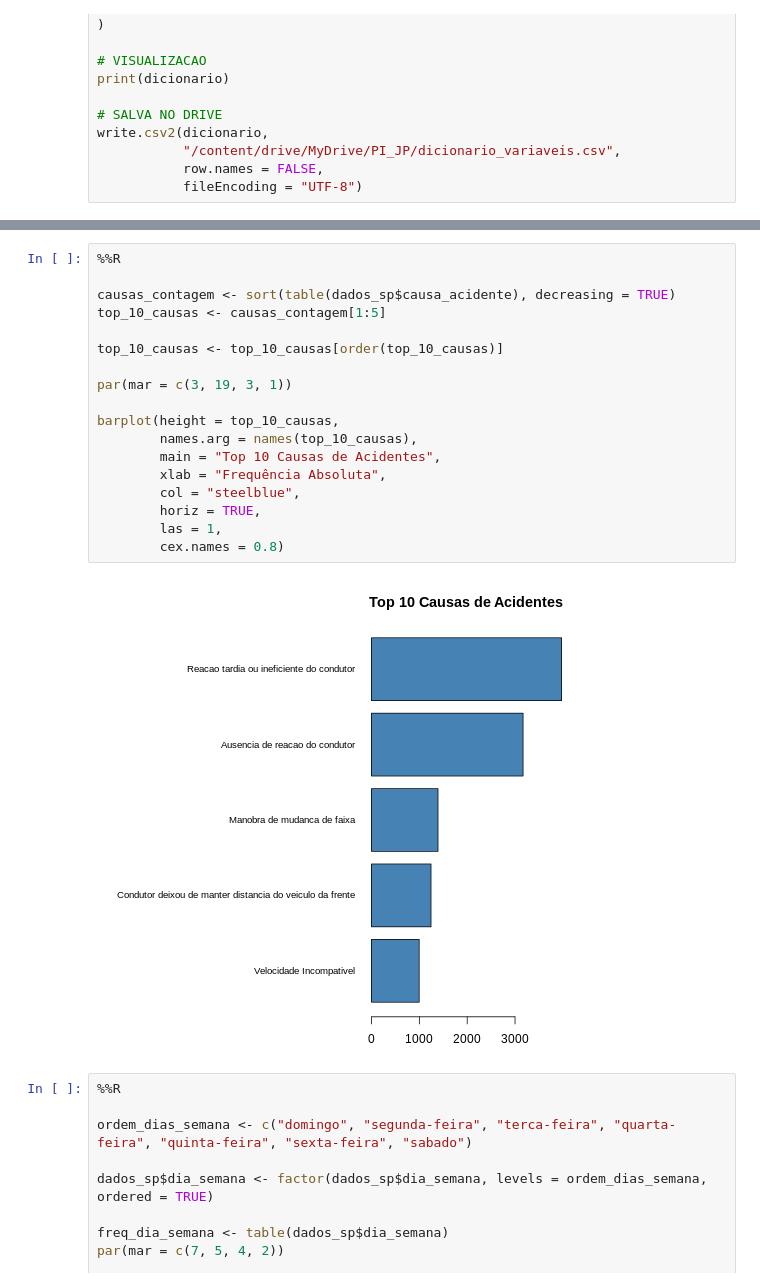
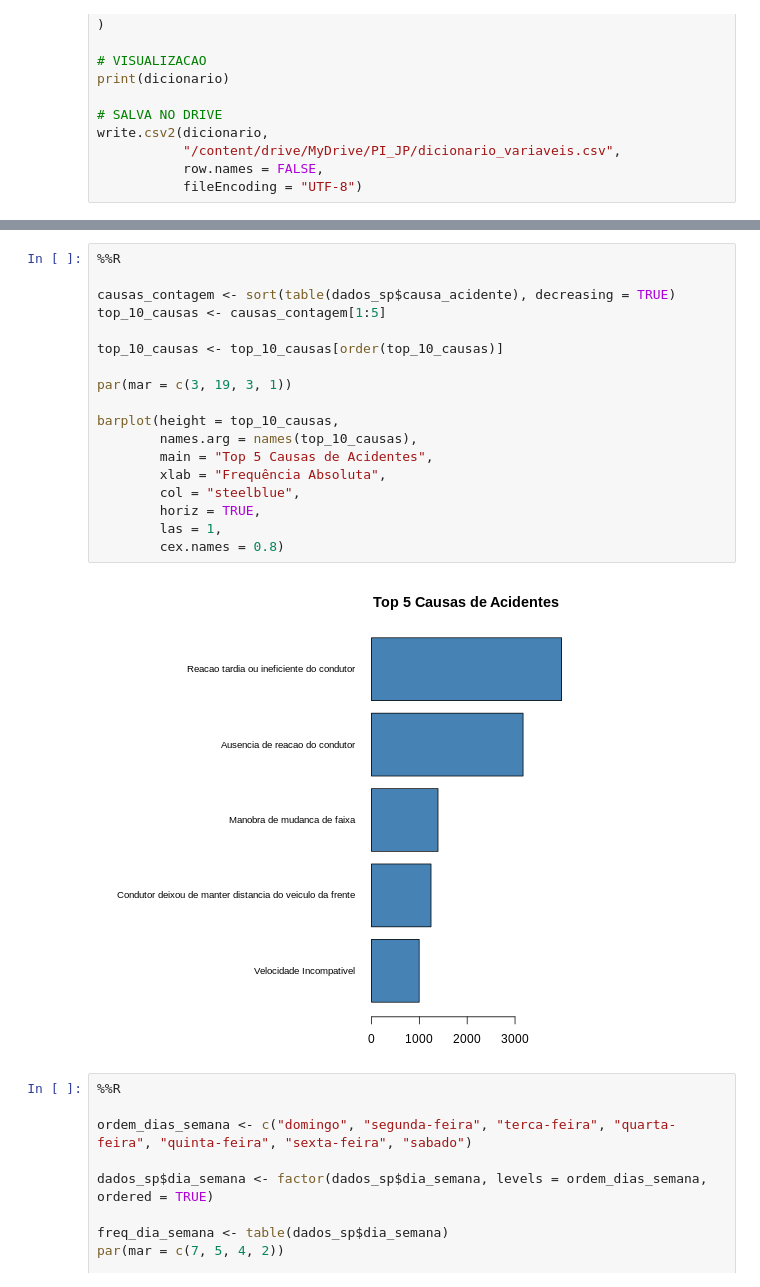
Before and after one commit to RCDS13/PI-JP-4SEM, a Jupyter notebook: etl_transito.ipynb, the cells around one changed output, grey strips where cells are left out. Cells and saved outputs as stored; diff of their text form.

```diff
--- a/etl_transito.ipynb
+++ b/etl_transito.ipynb
@@ -162,23 +196,23 @@ interquartílica de pessoas: 1
 # %%
 %%R
 
 causas_contagem <- sort(table(dados_sp$causa_acidente), decreasing = TRUE)
 top_10_causas <- causas_contagem[1:5]
 
 top_10_causas <- top_10_causas[order(top_10_causas)]
 
 par(mar = c(3, 19, 3, 1))
 
 barplot(height = top_10_causas,
         names.arg = names(top_10_causas),
-        main = "Top 10 Causas de Acidentes",
+        main = "Top 5 Causas de Acidentes",
         xlab = "Frequência Absoluta",
         col = "steelblue",
         horiz = TRUE,
         las = 1,
         cex.names = 0.8)
 # %% [output]
-[figure, old version]
+[figure, new version]
 # %%
 %%R
 
```
Also changed, not shown: parts of 4 cells of this notebook.
